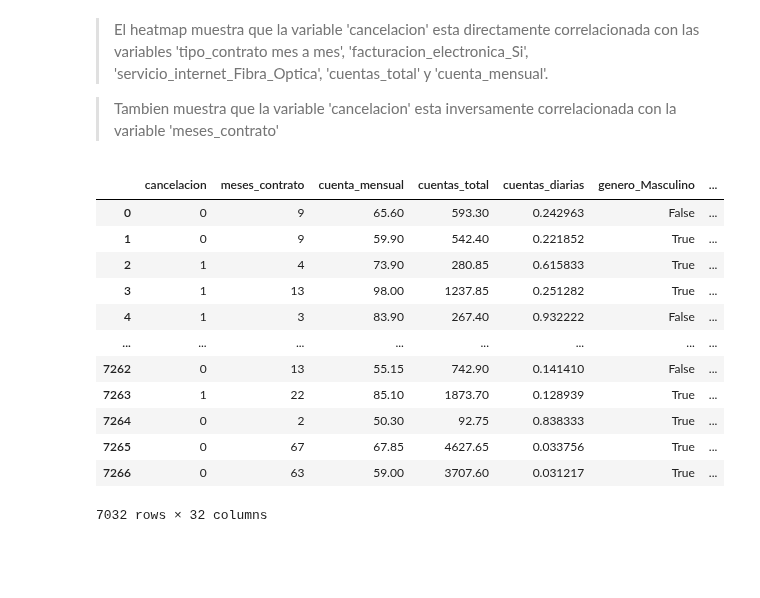
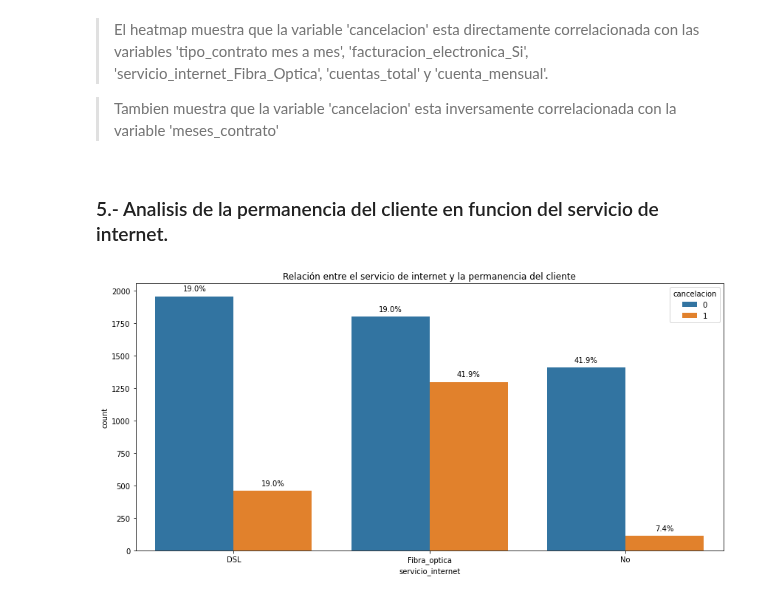
Before and after one commit to jbernalg/challenge_TelecomX, a Jupyter notebook: challenge_telecomx.ipynb, the cells around one changed output. Saved outputs shown, nothing was run; the diff lists cells and outputs as text; code cells hidden in the pictures; blank space fills up the shorter version.

Commit message:
analisis de permanencia en funcion del servicio de internet

```diff
--- a/challenge_telecomx.ipynb
+++ b/challenge_telecomx.ipynb
@@ -888,19 +888,53 @@ plt.show()
 > El heatmap muestra que la variable 'cancelacion' esta directamente correlacionada con las variables 'tipo_contrato mes a mes', 'facturacion_electronica_Si', 'servicio_internet_Fibra_Optica', 'cuentas_total' y 'cuenta_mensual'.
 
 > Tambien muestra que la variable 'cancelacion' esta inversamente correlacionada con la variable 'meses_contrato'
-# %%
-df_encoded
-# %% [output]
-|  | cancelacion | meses_contrato | cuenta_mensual | cuentas_total | cuentas_diarias | genero_Masculino | ... |
-| 0 | 0 | 9 | 65.60 | 593.30 | 0.242963 | False | ... |
-| 1 | 0 | 9 | 59.90 | 542.40 | 0.221852 | True | ... |
-| 2 | 1 | 4 | 73.90 | 280.85 | 0.615833 | True | ... |
-| 3 | 1 | 13 | 98.00 | 1237.85 | 0.251282 | True | ... |
-| 4 | 1 | 3 | 83.90 | 267.40 | 0.932222 | False | ... |
-| ... | ... | ... | ... | ... | ... | ... | ... |
-| 7262 | 0 | 13 | 55.15 | 742.90 | 0.141410 | False | ... |
-| 7263 | 1 | 22 | 85.10 | 1873.70 | 0.128939 | True | ... |
-| 7264 | 0 | 2 | 50.30 | 92.75 | 0.838333 | True | ... |
-| 7265 | 0 | 67 | 67.85 | 4627.65 | 0.033756 | True | ... |
-| 7266 | 0 | 63 | 59.00 | 3707.60 | 0.031217 | True | ... |
-7032 rows × 32 columns
+# %% [markdown]
+### 5.- Analisis de la permanencia del cliente en funcion del servicio de internet.
+# %%
+# Crear el gráfico
+plt.figure(figsize=(12, 6))
+ax = sns.countplot(data=df_exp, x='servicio_internet', hue='cancelacion')
+
+# Calcular el total por categoría
+total = df_exp.groupby('servicio_internet')['cancelacion'].count()
+
+# Calcular el total de cancelaciones (valor == 1)
+cancelaciones = df_exp[df_exp['cancelacion'] == 1].groupby('servicio_internet')['cancelacion'].count()
+
+# Calcular porcentaje y guardarlos
+porcentajes = (cancelaciones / total * 100).round(1)
+
+# Añadir los porcentajes encima de las barras con cancelación == 1
+for container in ax.containers:
+    for bar in container:
+        # Solo trabajar con barras de cancelación == 1 (segunda serie)
+        label = bar.get_label()
+        height = bar.get_height()
+        x = bar.get_x() + bar.get_width() / 2
+
+        # Obtener nombre de la categoría
+        index = int(round(bar.get_x()))
+        categoria = bar.get_x()
+        xtick_label = bar.get_x() + bar.get_width() / 2
+        servicio = bar.get_label()
+
+        # Extraer el nombre del servicio desde el eje X
+        try:
+            label_text = bar.get_x()
+            servicio_text = ax.get_xticklabels()[int(x)].get_text()
+            if servicio_text in porcentajes:
+                ax.text(x, height + 30, f"{porcentajes[servicio_text]}%",
+                        ha='center', va='bottom', fontsize=10, color='black')
+        except:
+            continue
+
+
+# personalizacion del grafico
+plt.title('Relación entre el servicio de internet y la permanencia del cliente')
+plt.xlabel('servicio_internet')
+plt.ylabel('count')
+plt.legend(title='cancelacion')
+plt.tight_layout()
+plt.show()
+# %% [output]
+[figure, added]
```
Also changed, not shown: parts of 3 cells of this notebook.
